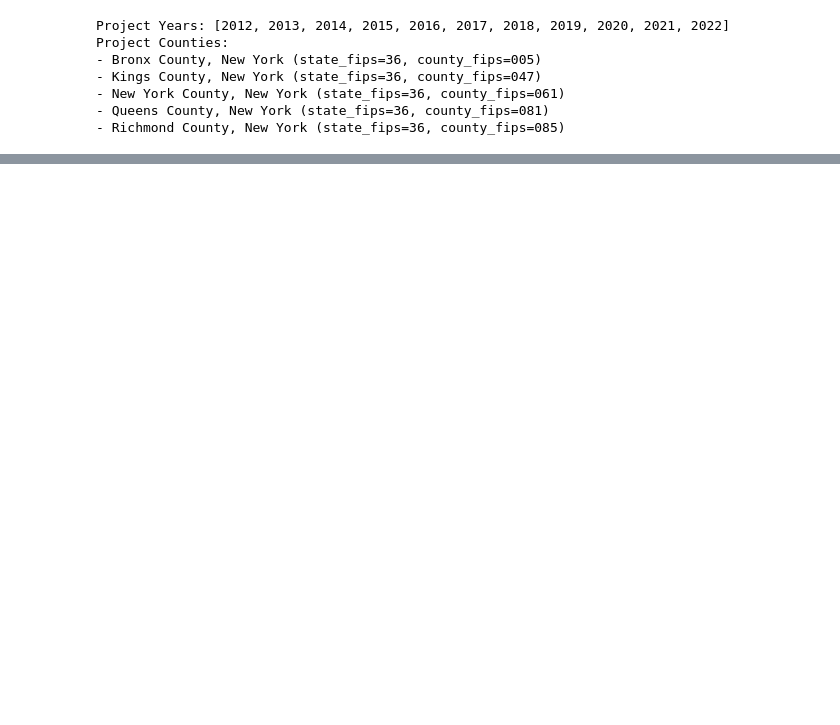
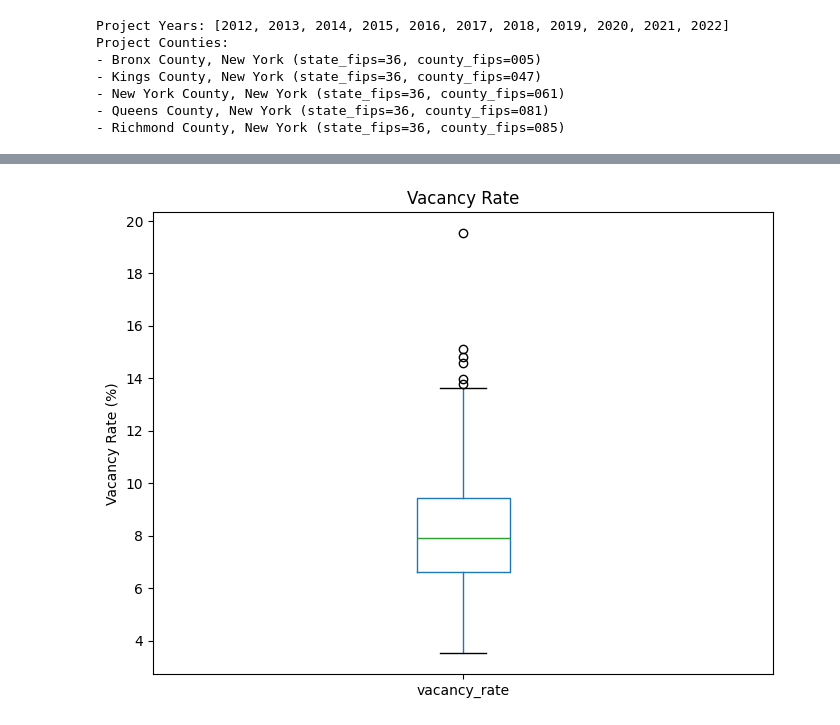
Before and after one commit to cfortiz/bootcamp-project-1, a Jupyter notebook: vacancyrates.ipynb, the cells around one changed output, grey strips where cells are left out. Saved outputs shown, nothing was run; the diff lists cells and outputs as text; code cells hidden in the pictures; blank space fills up the shorter version.

```diff
--- a/vacancyrates.ipynb
+++ b/vacancyrates.ipynb
@@ -93,0 +265,8 @@ print(df.tail())
+# %%
+clean_df.boxplot("vacancy_rate",
+                 grid=False, xlabel="", ylabel="Vacancy Rate (%)", figsize=(8, 6))
+plt.suptitle("")
+plt.title("Vacancy Rate")
+plt.show()
+# %% [output]
+[figure, added]
```
Also changed, not shown: parts of 15 cells of this notebook.
